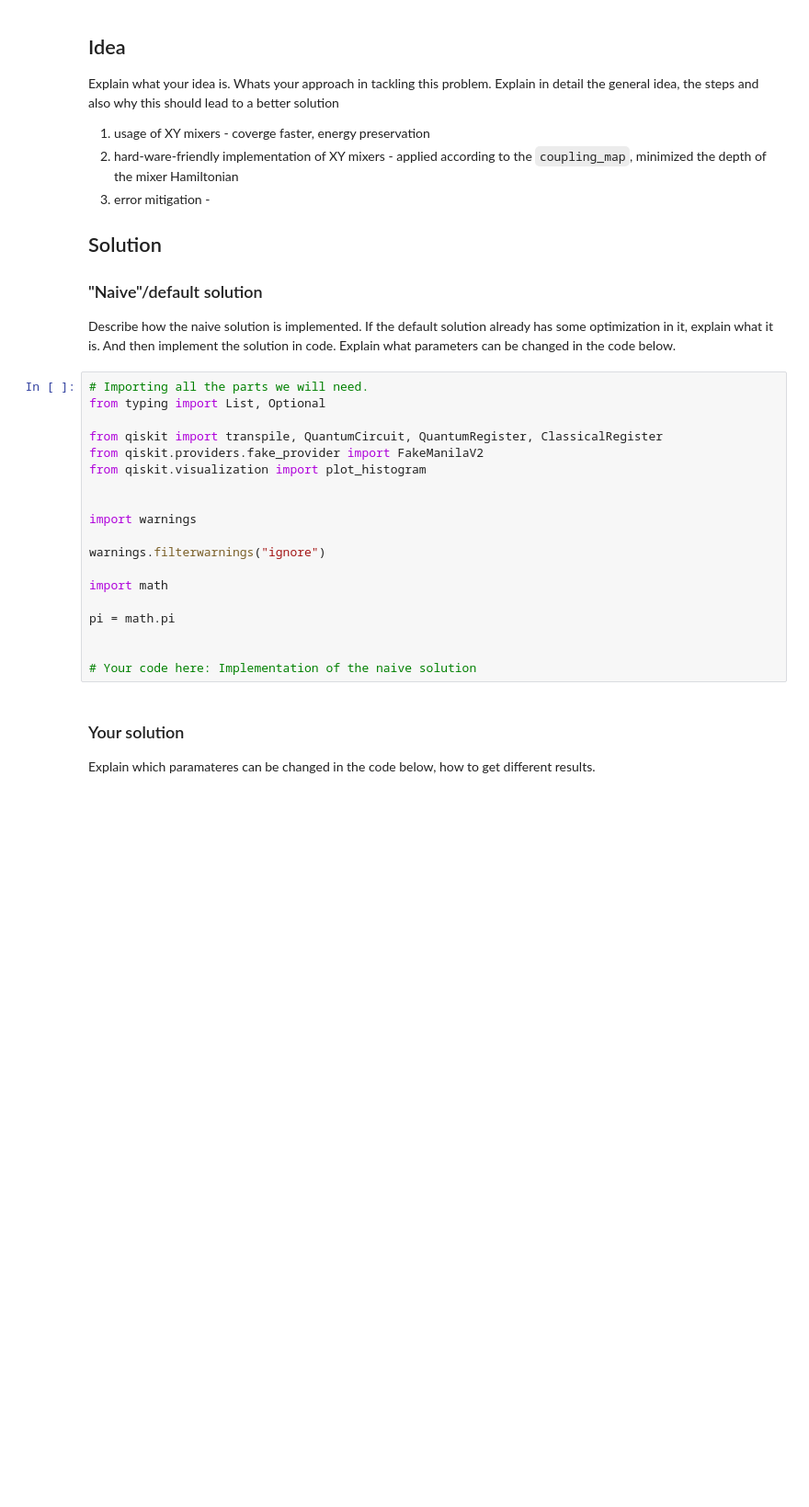
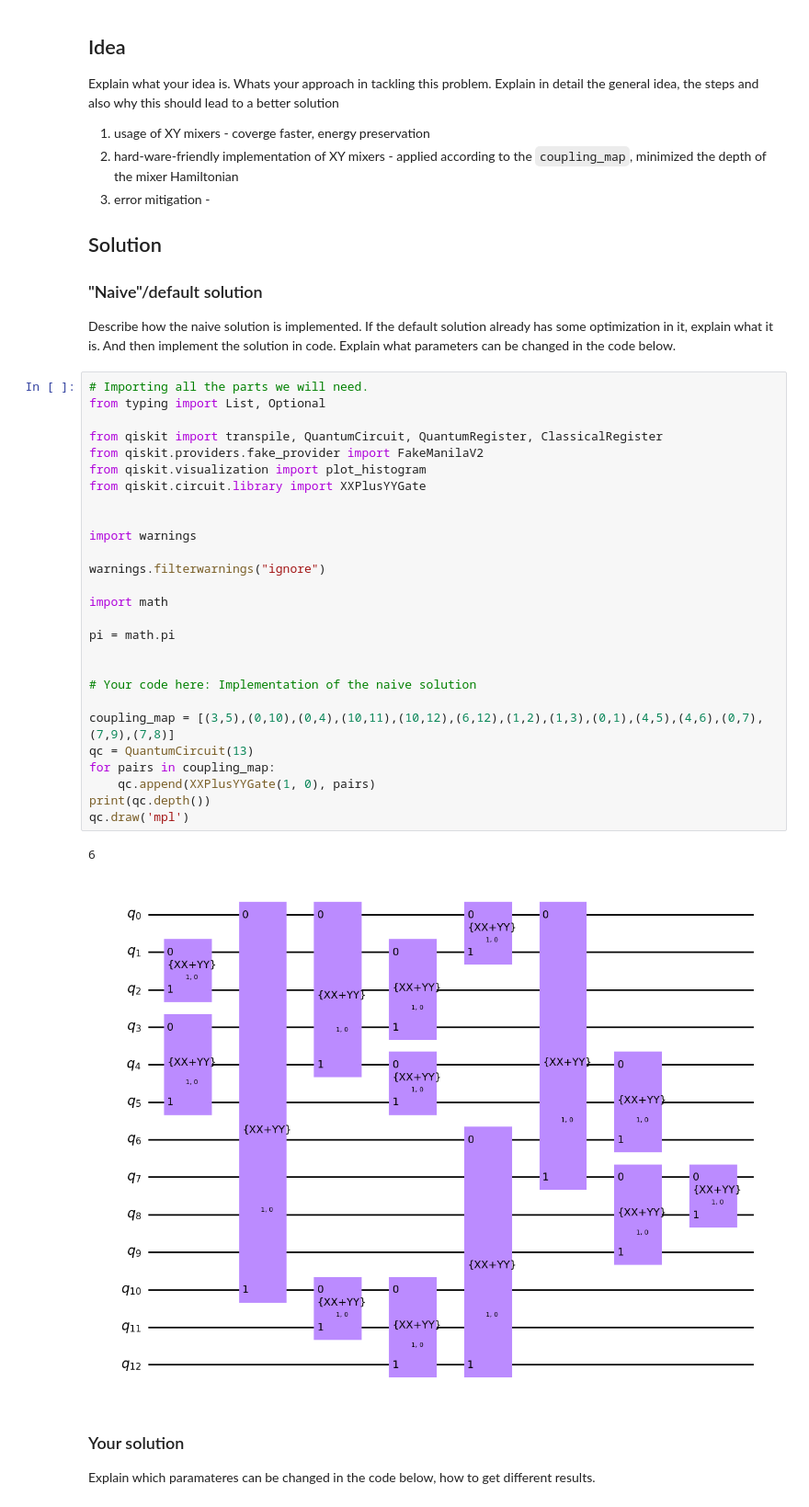
Before and after one commit to Louisanity/HamilToniQ, a Jupyter notebook: SubmissionExample (2).ipynb, the cells around one changed output. Shown at 92% size. Saved outputs shown, nothing was run; the diff lists cells and outputs as text; blank space fills up the shorter version.

```diff
--- a/SubmissionExample (2).ipynb
+++ b/SubmissionExample (2).ipynb
@@ -65,22 +65,33 @@ And then implement the solution in code. Explain what parameters can be changed
 # %%
 # Importing all the parts we will need.
 from typing import List, Optional
 
 from qiskit import transpile, QuantumCircuit, QuantumRegister, ClassicalRegister
 from qiskit.providers.fake_provider import FakeManilaV2
 from qiskit.visualization import plot_histogram
+from qiskit.circuit.library import XXPlusYYGate
 
 
 import warnings
 
 warnings.filterwarnings("ignore")
 
 import math
 
 pi = math.pi
 
 
 # Your code here: Implementation of the naive solution
+
+coupling_map = [(3,5),(0,10),(0,4),(10,11),(10,12),(6,12),(1,2),(1,3),(0,1),(4,5),(4,6),(0,7),(7,9),(7,8)]
+qc = QuantumCircuit(13)
+for pairs in coupling_map:
+    qc.append(XXPlusYYGate(1, 0), pairs)
+print(qc.depth())
+qc.draw('mpl')
+# %% [output]
+6
+[figure, added]
 # %% [markdown]
 ### Your solution
 
```
Also changed, not shown: parts of 1 cell of this notebook.
